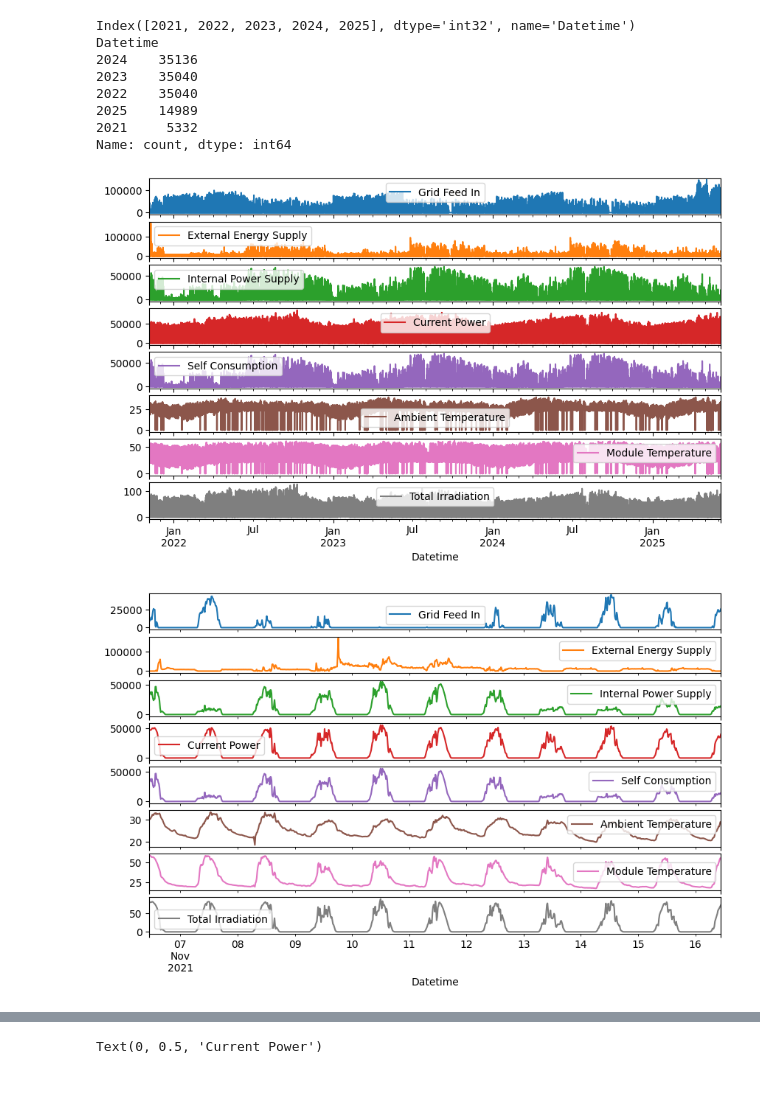
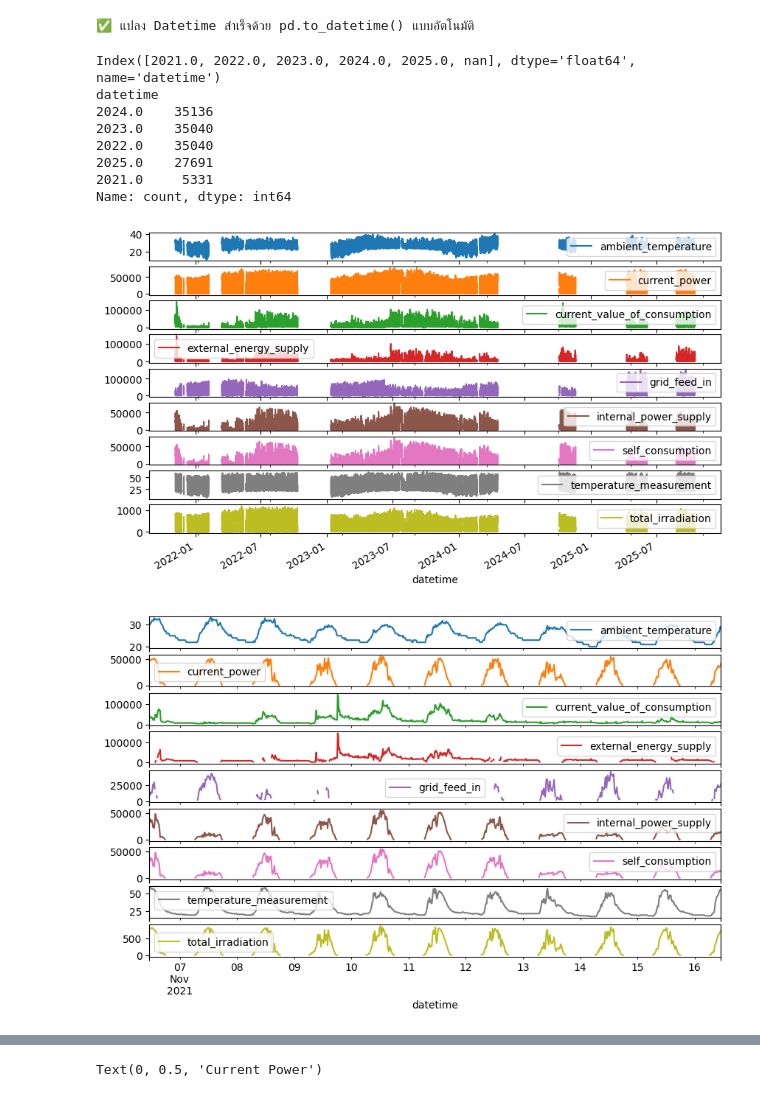
Before and after one commit to wsarachai/CM-SolarTS, a Jupyter notebook: src/jupyter_nb/pv-mju-data.ipynb, the cells around one changed output, grey strips where cells are left out. Cells and saved outputs as stored; diff of their text form; code cells hidden in the pictures.

```diff
--- a/src/jupyter_nb/pv-mju-data.ipynb
+++ b/src/jupyter_nb/pv-mju-data.ipynb
@@ -52,31 +89,42 @@ Total rows: 125537
+# %%
+# Rename the first column to 'new_name'
+df = df.rename(columns={df.columns[0]: 'datetime'})
+# %%
+try:
+    df['datetime'] = pd.to_datetime(df['datetime'])
+    print("✅ แปลง Datetime สำเร็จด้วย pd.to_datetime() แบบอัตโนมัติ")
+except Exception as e:
+    print(f"❌ การแปลงแบบอัตโนมัติล้มเหลว: {e}")
+    try:
+        df['datetime'] = pd.to_datetime(df['datetime'], format='%Y-%m-%d %H:%M:%S')
+        print("✅ แปลง Datetime สำเร็จด้วย format '%Y-%m-%d %H:%M:%S'")
+    except Exception as e2:
+        print(f"❌ การแปลงด้วย format ล้มเหลว: {e2}")
+        # ใช้วิธีสุดท้าย - แปลงแบบ errors='coerce'
+        df['datetime'] = pd.to_datetime(df['datetime'], errors='coerce')
+        print("⚠️  แปลง Datetime ด้วย errors='coerce' (ค่าที่แปลงไม่ได้จะเป็น NaT)")
+# %% [output]
+✅ แปลง Datetime สำเร็จด้วย pd.to_datetime() แบบอัตโนมัติ
+# %%
+df = df.sort_values('datetime').reset_index(drop=True)
 # %%
-if df.get('Datetime') is not None:
-    # Ensure timestamp column is datetime type
-    if df.index.dtype != 'datetime64[ns]':
-        df.index = pd.to_datetime(df['Datetime'])
-        df.pop('Datetime')
+# Convert 'timestamp' column to datetime
+df = df.set_index('datetime')
 
-    print(df.index.year.unique())
-    print(df.index.year.value_counts())
+print(df.index.year.unique())
+print(df.index.year.value_counts())
 # %% [output]
-Index([2021, 2022, 2023, 2024, 2025], dtype='int32', name='Datetime')
-Datetime
-2024    35136
-2023    35040
-2022    35040
-2025    14989
-2021     5332
+Index([2021.0, 2022.0, 2023.0, 2024.0, 2025.0, nan], dtype='float64', name='datetime')
+datetime
+2024.0    35136
+2023.0    35040
+2022.0    35040
+2025.0    27691
+2021.0     5331
 Name: count, dtype: int64
 # %%
-plot_cols = all_cols
-plot_features = df[plot_cols]
-plot_features.index = df.index
-_ = plot_features.plot(subplots=True)
-
-plot_features = df[plot_cols][:960]
-plot_features.index = df.index[:960]
-_ = plot_features.plot(subplots=True)
+display_all(df)
 # %% [output]
-[figure, old version]
+[figure, new version]
-[figure, old version]
+[figure, new version]
 # %%
```
Also changed, not shown: parts of 7 cells of this notebook, 4 other files.
